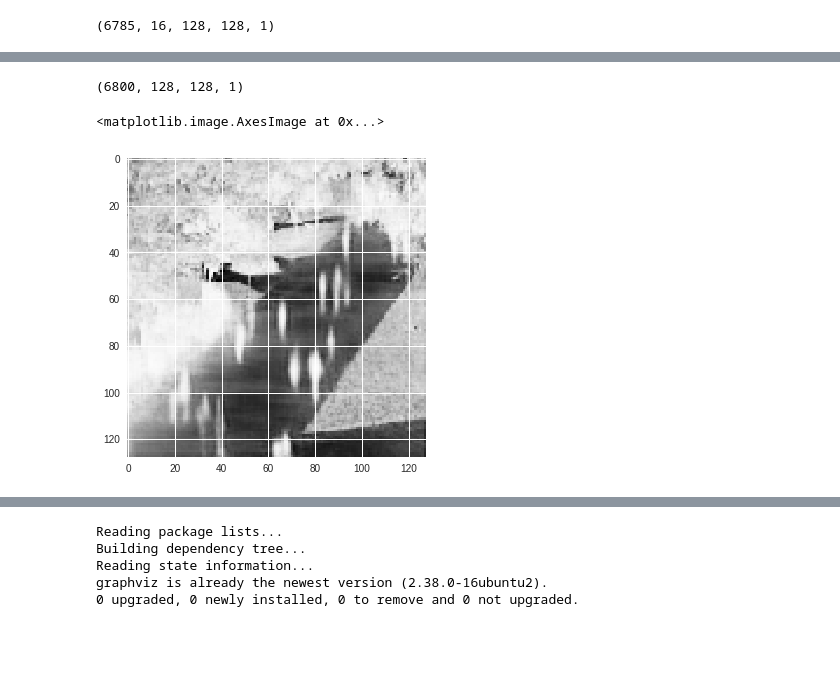
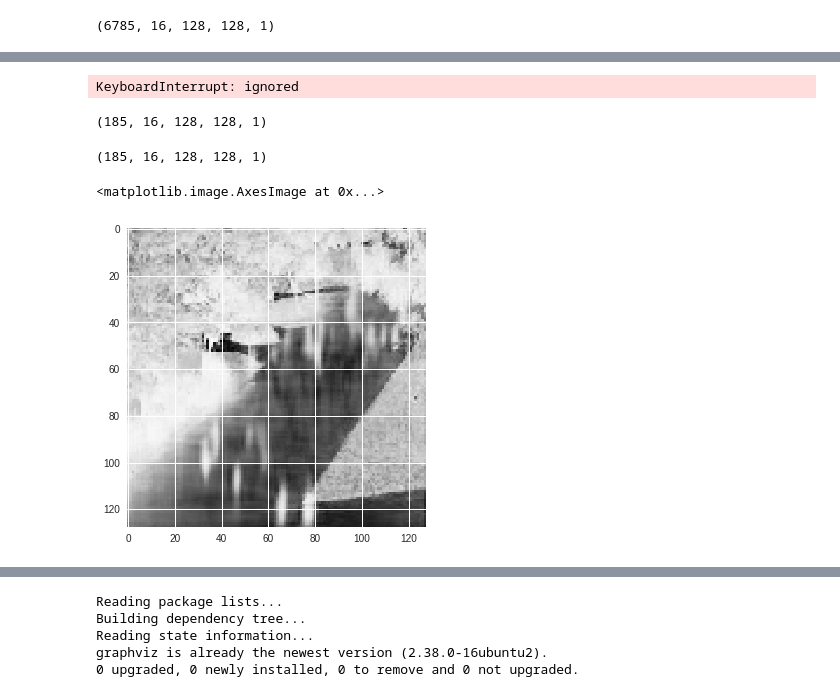
Before and after one commit to MChamith/SpatioAE, a Jupyter notebook: trainae.ipynb, the cells around one changed output, grey strips where cells are left out. Saved outputs shown, nothing was run; the diff lists cells and outputs as text; code cells hidden in the pictures; blank space fills up the shorter version.

```diff
--- a/trainae.ipynb
+++ b/trainae.ipynb
@@ -215,16 +232,33 @@ autoencoder.save('3d_autoencoder_model_iter1.h5')
-# %%
-import h5py
-model = load_model('3d_autoencoder_model_iter1.h5')
-autoencoder.fit(img_cuboids,img_cuboids,  epochs =10, batch_size= 1)
+# %%
+from keras.callbacks import Callback
+class LossHistory(Callback):
+    def on_train_begin(self, logs={}):
+        self.losses = []
+
+    def on_batch_end(self, batch, logs={}):
+        self.losses.append(logs.get('loss'))
+
+history = LossHistory()
+
+autoencoder_model.fit(img_cuboids,img_cuboids,  epochs =5, batch_size= 2, verbose=0, callbacks=[history])
+# %% [output]
+KeyboardInterrupt: ignored
 # %%
 get_test_data = create_test_set()
 test_imgs = np.load('test_data.npy')
 test_imgs = test_imgs.astype('float32') / 255.
-print(input_imgs.shape)
+create_test_cuboid(test_imgs)
+test_cuboid = np.load('test_hyper_cuboid.npy')
 
-decode_imgs = autoencoder.predict(test_imgs)
+print(test_cuboid.shape)
+
+decode_imgs = autoencoder.predict(test_cuboid)
 # %% [output]
-(6800, 128, 128, 1)
+(185, 16, 128, 128, 1)
+# %%
+print(decode_imgs.shape)
+# %% [output]
+(185, 16, 128, 128, 1)
 # %%
 import matplotlib.pyplot as plt
 from PIL import Image
@@ -244,8 +278,8 @@ for n in range(10):
 
 # plt.imshow(sq_img)
 # %%
-plt.imshow(np.squeeze(decode_imgs[1], axis = 2))
+plt.imshow(np.squeeze(decode_imgs[1][1], axis = 2))
 # %% [output]
 <matplotlib.image.AxesImage at 0x...>
-[figure, old version]
+[figure, new version]
 # %%
```
Also changed, not shown: parts of 5 cells of this notebook.
